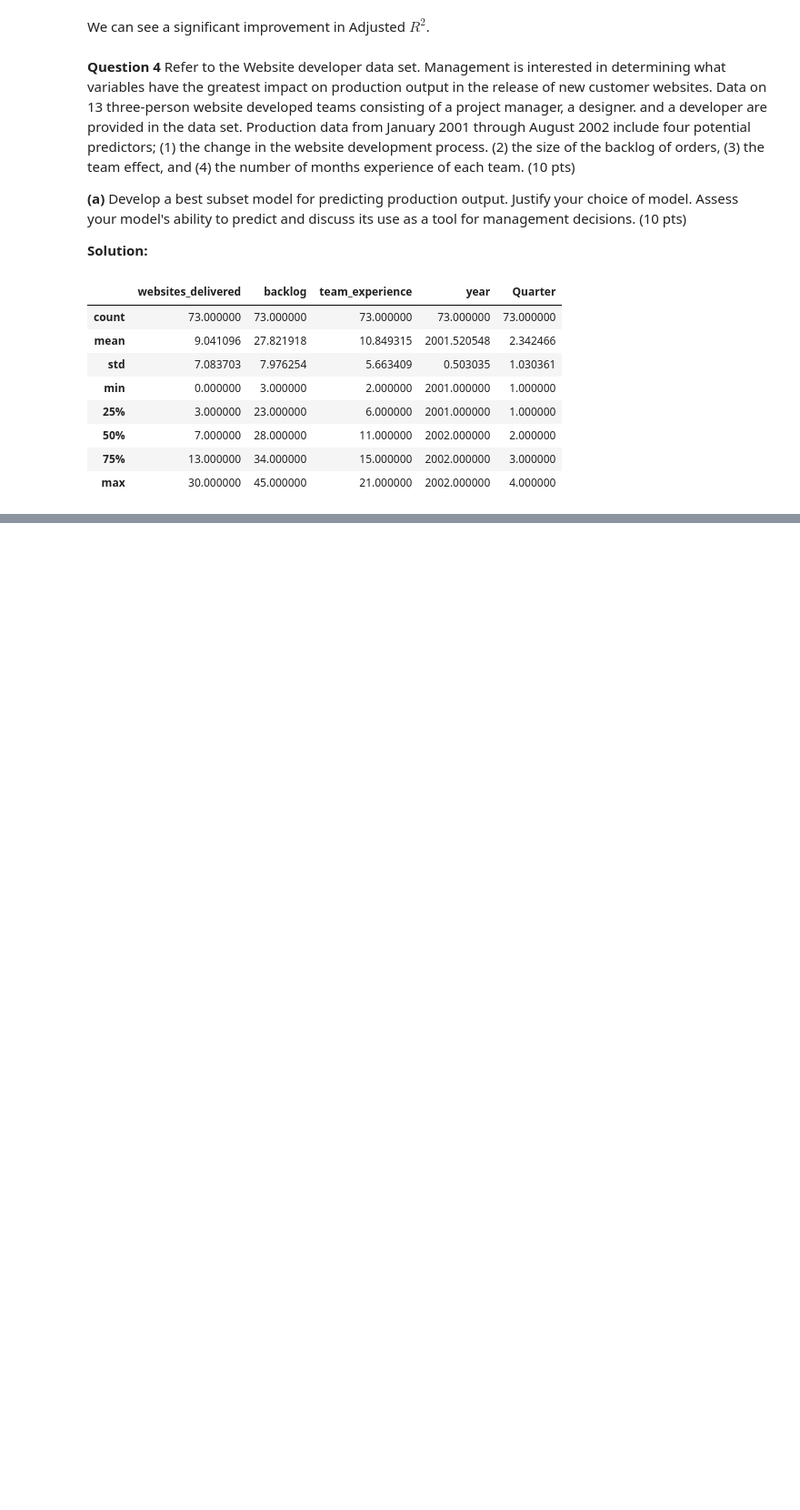
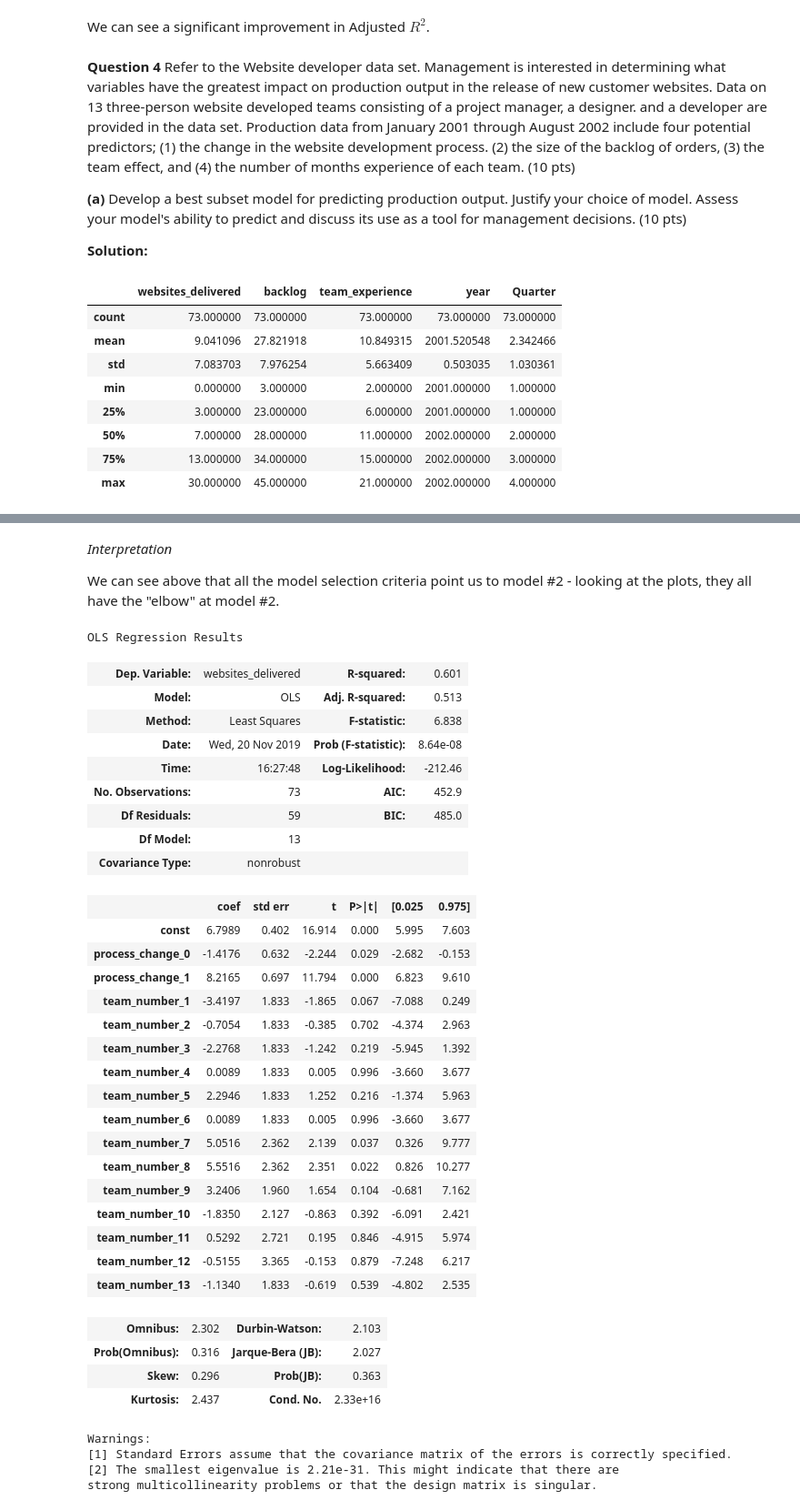
Before and after one commit to srk-apts/CS-E-106, a Jupyter notebook: Homework/HW7/hw7_python.ipynb, the cells around one changed output, grey strips where cells are left out. Shown at 91% size. Drawn from its saved outputs; the diff is of its cells as text; code cells hidden in the pictures; blank space fills up the shorter version.

```diff
--- a/Homework/HW7/hw7_python.ipynb
+++ b/Homework/HW7/hw7_python.ipynb
@@ -829,0 +864,43 @@ pd.DataFrame.from_dict(sfs1.get_metric_dict()).T
+# %% [markdown]
+*Interpretation*
+
+We can see above that all the model selection criteria point us to model #2 - looking at the plots, they all have the "elbow" at model #2.
+# %%
+model_select = models_best.iloc[1,1]
+model_select.summary()
+# %% [output]
+OLS Regression Results
+| Dep. Variable: | websites_delivered | R-squared: | 0.601 |
+| Model: | OLS | Adj. R-squared: | 0.513 |
+| Method: | Least Squares | F-statistic: | 6.838 |
+| Date: | Wed, 20 Nov 2019 | Prob (F-statistic): | 8.64e-08 |
+| Time: | 16:27:48 | Log-Likelihood: | -212.46 |
+| No. Observations: | 73 | AIC: | 452.9 |
+| Df Residuals: | 59 | BIC: | 485.0 |
+| Df Model: | 13 |  |  |
+| Covariance Type: | nonrobust |  |  |
+|  | coef | std err | t | P>|t| | [0.025 | 0.975] |
+| const | 6.7989 | 0.402 | 16.914 | 0.000 | 5.995 | 7.603 |
+| process_change_0 | -1.4176 | 0.632 | -2.244 | 0.029 | -2.682 | -0.153 |
+| process_change_1 | 8.2165 | 0.697 | 11.794 | 0.000 | 6.823 | 9.610 |
+| team_number_1 | -3.4197 | 1.833 | -1.865 | 0.067 | -7.088 | 0.249 |
+| team_number_2 | -0.7054 | 1.833 | -0.385 | 0.702 | -4.374 | 2.963 |
+| team_number_3 | -2.2768 | 1.833 | -1.242 | 0.219 | -5.945 | 1.392 |
+| team_number_4 | 0.0089 | 1.833 | 0.005 | 0.996 | -3.660 | 3.677 |
+| team_number_5 | 2.2946 | 1.833 | 1.252 | 0.216 | -1.374 | 5.963 |
+| team_number_6 | 0.0089 | 1.833 | 0.005 | 0.996 | -3.660 | 3.677 |
+| team_number_7 | 5.0516 | 2.362 | 2.139 | 0.037 | 0.326 | 9.777 |
+| team_number_8 | 5.5516 | 2.362 | 2.351 | 0.022 | 0.826 | 10.277 |
+| team_number_9 | 3.2406 | 1.960 | 1.654 | 0.104 | -0.681 | 7.162 |
+| team_number_10 | -1.8350 | 2.127 | -0.863 | 0.392 | -6.091 | 2.421 |
+| team_number_11 | 0.5292 | 2.721 | 0.195 | 0.846 | -4.915 | 5.974 |
+| team_number_12 | -0.5155 | 3.365 | -0.153 | 0.879 | -7.248 | 6.217 |
+| team_number_13 | -1.1340 | 1.833 | -0.619 | 0.539 | -4.802 | 2.535 |
+| Omnibus: | 2.302 | Durbin-Watson: | 2.103 |
+| Prob(Omnibus): | 0.316 | Jarque-Bera (JB): | 2.027 |
+| Skew: | 0.296 | Prob(JB): | 0.363 |
+| Kurtosis: | 2.437 | Cond. No. | 2.33e+16 |
+Warnings:
+[1] Standard Errors assume that the covariance matrix of the errors is correctly specified.
+[2] The smallest eigenvalue is 2.21e-31. This might indicate that there are
+strong multicollinearity problems or that the design matrix is singular.
```
Also changed, not shown: parts of 46 cells of this notebook.
